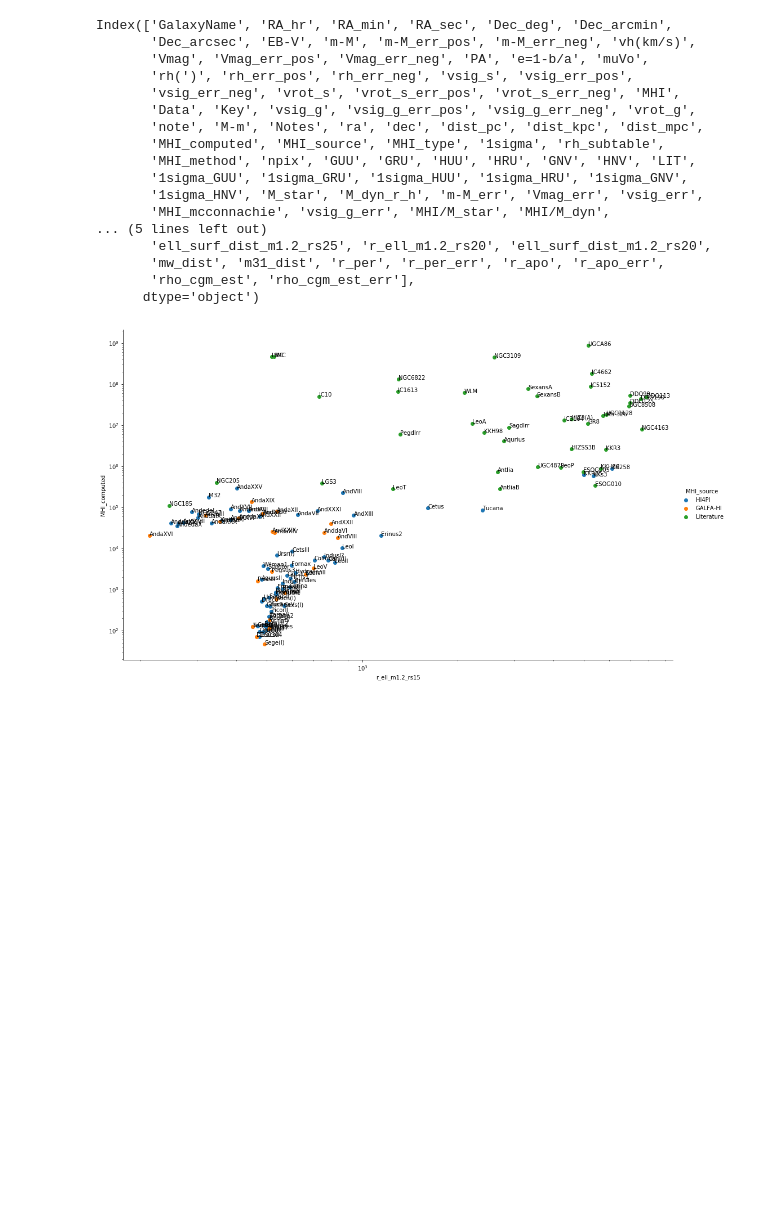
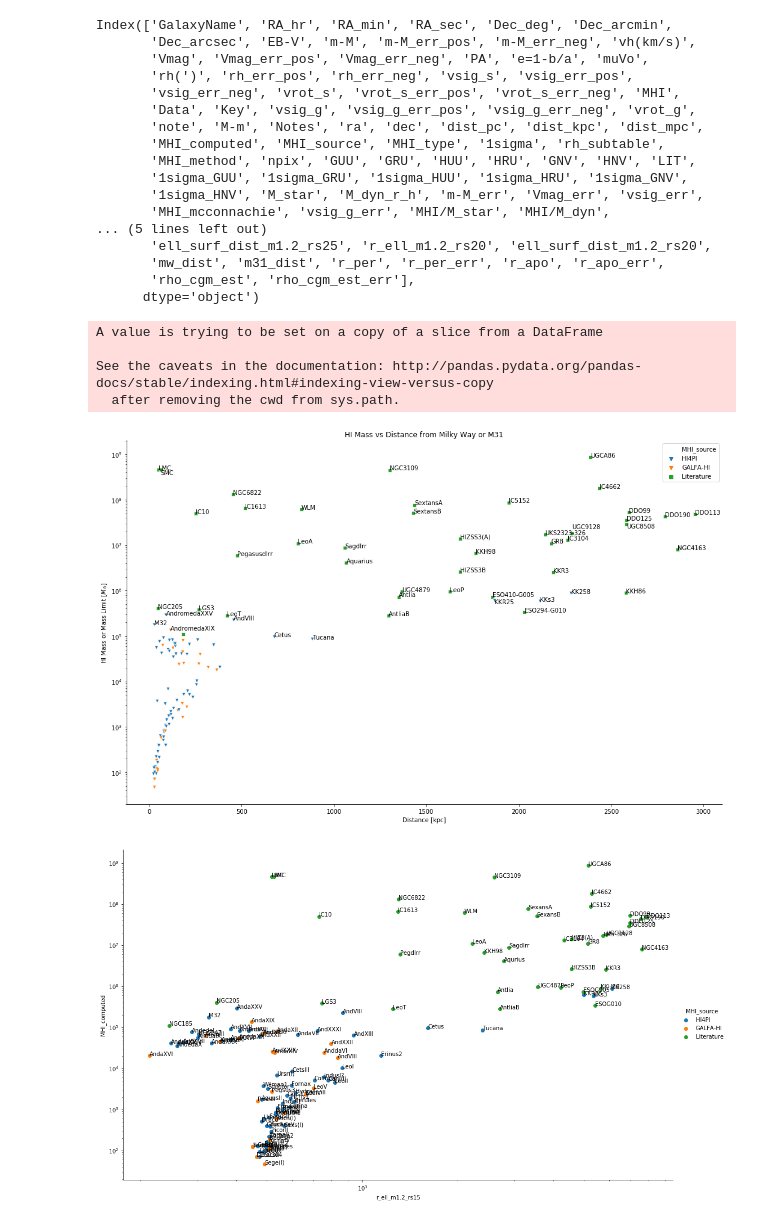
Before and after one commit to janagrc/HIdwarflimits, a Jupyter notebook: HI_Limits.ipynb, the cells around one changed output. Saved outputs shown, nothing was run; the diff lists cells and outputs as text; code cells hidden in the pictures; blank space fills up the shorter version.

Commit message:
Pretty version classic plot

```diff
--- a/HI_Limits.ipynb
+++ b/HI_Limits.ipynb
@@ -1041,6 +1041,56 @@ Index(['GalaxyName', 'RA_hr', 'RA_min', 'RA_sec', 'Dec_deg', 'Dec_arcmin',
        'mw_dist', 'm31_dist', 'r_per', 'r_per_err', 'r_apo', 'r_apo_err',
        'rho_cgm_est', 'rho_cgm_est_err'],
       dtype='object')
+# %%
+#add column which is min mw dist or m31 dist
+gals_merged['min_dist_mw_or_m31'] = np.nan
+for i, row in gals_merged.iterrows():
+    gals_merged['min_dist_mw_or_m31'][i] = min(gals_merged['mw_dist'][i],gals_merged['m31_dist'][i])
+# %% [output]
+A value is trying to be set on a copy of a slice from a DataFrame
+
+See the caveats in the documentation: http://pandas.pydata.org/pandas-docs/stable/indexing.html#indexing-view-versus-copy
+  after removing the cwd from sys.path.
+# %%
+#MHI_computed vs min dist to m31 or mw, whichever is less
+
+
+fg = sb.FacetGrid(data=gals_merged, hue='MHI_source', height = 9,aspect=1.61)
+fg.set(xscale="linear", yscale="log")
+#fg.map(plt.scatter, 'min_dist_mw_or_m31', 'MHI_computed').add_legend()
+fg = sb.scatterplot(x=gals_merged['min_dist_mw_or_m31'], y=gals_merged['MHI_computed'],hue=gals_merged['MHI_source'], style=gals_merged['MHI_source'],markers={"Literature": "s", "HI4PI": "v", "GALFA-HI": "v"})
+#print(gals_merged.count())
+count = 0
+for i, txt in enumerate(gals_merged.GalaxyName):
+    if(((gals_merged['min_dist_mw_or_m31'][i]) > (400)) | ((gals_merged['MHI_computed'][i] > (10**5.1)))):
+
+    #print(i,gals_merged['GalaxyName'][i],txt)
+        if((pd.notnull(gals_merged['min_dist_mw_or_m31'][i])) & (pd.notnull(gals_merged['MHI_computed'][i]))):
+
+            #print(i,txt,gals_merged['dist_kpc'][i],gals_merged['MHI_computed'][i],gals_merged['GalaxyName'][i])
+            #label = txt[0:3]
+                if (len(txt) > 12):
+                    count = count + 1
+                    label = txt[0:3]+txt[-4:]
+                else:
+                    count = count + 1
+                    label = txt
+                if (gals_merged['GalaxyName'][i] == 'SMC'):
+                    plt.annotate(label,(gals_merged['min_dist_mw_or_m31'].iat[i],gals_merged['MHI_computed'].iat[i]-(10**8)))
+                elif(gals_merged['GalaxyName'][i] == 'UGC8508'):
+                    plt.annotate(label,(gals_merged['min_dist_mw_or_m31'].iat[i],gals_merged['MHI_computed'].iat[i]-(5*10**6)))
+                elif(gals_merged['GalaxyName'][i] == 'KKR25'):
+                    plt.annotate(label,(gals_merged['min_dist_mw_or_m31'].iat[i],gals_merged['MHI_computed'].iat[i]-(10**5)))
+                elif(gals_merged['GalaxyName'][i] == 'UGC9128'):
+                    plt.annotate(label,(gals_merged['min_dist_mw_or_m31'].iat[i],gals_merged['MHI_computed'].iat[i]+(5*10**6)))
+                else:
+                    plt.annotate(label,(gals_merged['min_dist_mw_or_m31'].iat[i],gals_merged['MHI_computed'].iat[i]))
+plt.title("HI Mass vs Distance from Milky Way or M31")
+plt.ylabel("HI Mass or Mass Limit [$M_{\odot}$]")
+plt.xlabel("Distance [kpc]")
+plt.show()
+# %% [output]
+[figure, added]
 # %%
 #MHI_computed vs r_ell, with labels log log
 fg = sb.FacetGrid(data=gals_merged, hue='MHI_source', height = 9,aspect=1.61)
```
